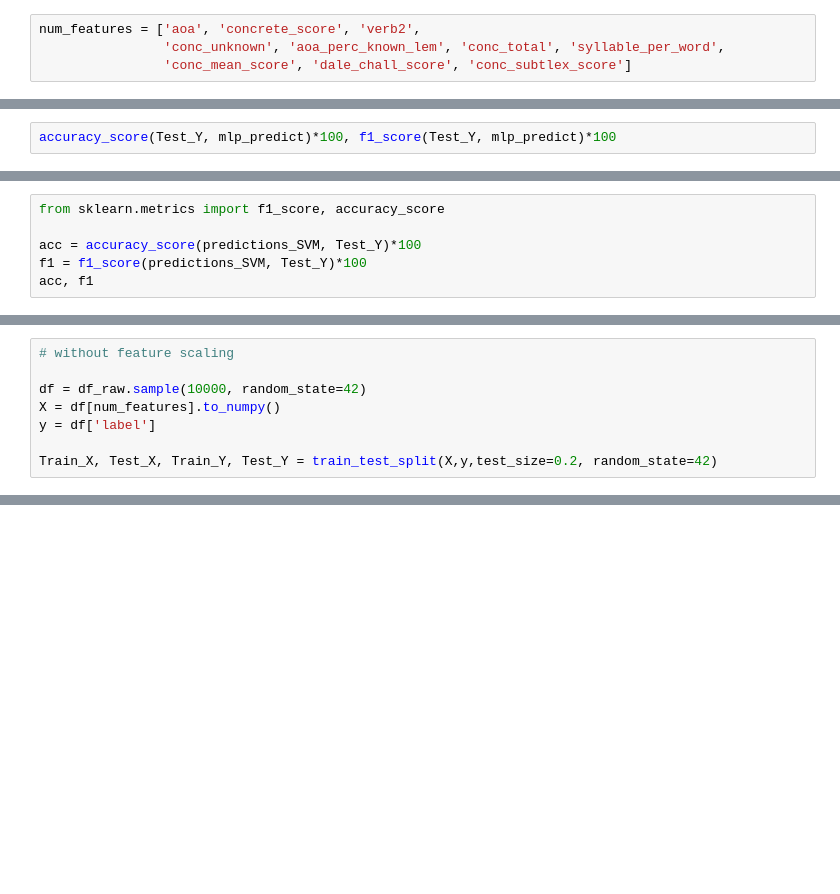
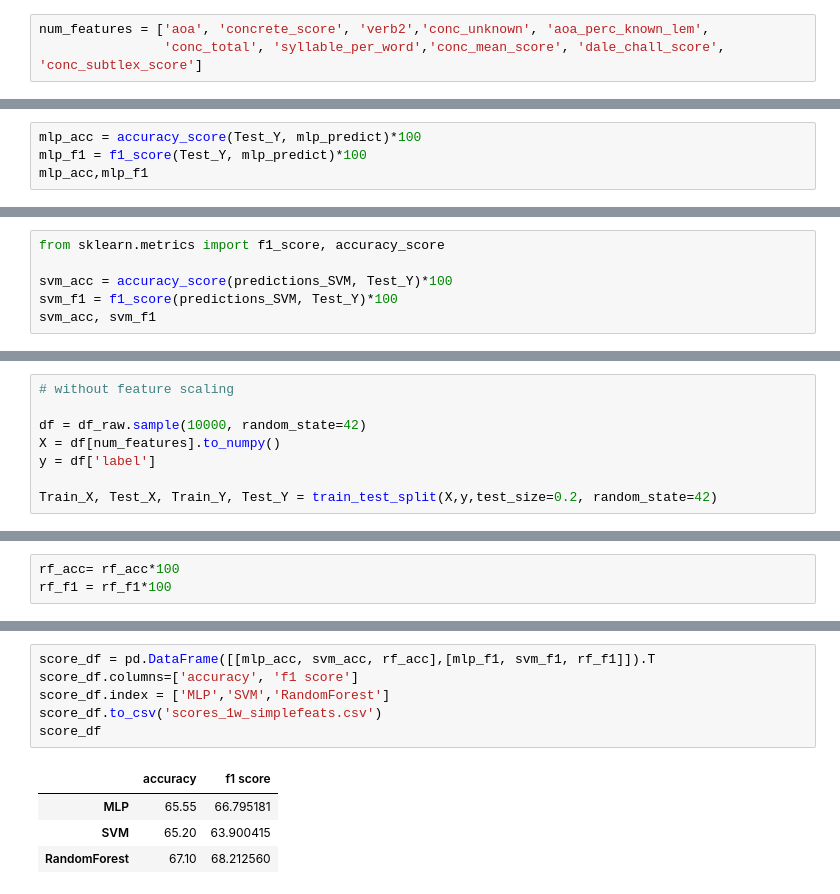
Before and after one commit to ai-zhong/ai_and_jim_siads694, a Jupyter notebook: Supervised_simple_features_10k.ipynb, the cells around one changed output, grey strips where cells are left out. Saved outputs shown, nothing was run; the diff lists cells and outputs as text; blank space fills up the shorter version.

```diff
--- a/Milestone2_simple_features.ipynb
+++ b/Supervised_simple_features_10k.ipynb
@@ -48,7 +38,6 @@ Index(['original_text', 'label', 'aoa', 'concrete_score', 'verb2',
 # %%
-num_features = ['aoa', 'concrete_score', 'verb2',
-                'conc_unknown', 'aoa_perc_known_lem', 'conc_total', 'syllable_per_word',
-                'conc_mean_score', 'dale_chall_score', 'conc_subtlex_score']
+num_features = ['aoa', 'concrete_score', 'verb2','conc_unknown', 'aoa_perc_known_lem',
+                'conc_total', 'syllable_per_word','conc_mean_score', 'dale_chall_score', 'conc_subtlex_score']
 # %%
 from sklearn.preprocessing import StandardScaler
 
@@ -74,5 +71,7 @@ mlp_predict = mlp.predict(Test_X)
 # %%
-accuracy_score(Test_Y, mlp_predict)*100, f1_score(Test_Y, mlp_predict)*100
+mlp_acc = accuracy_score(Test_Y, mlp_predict)*100
+mlp_f1 = f1_score(Test_Y, mlp_predict)*100
+mlp_acc,mlp_f1
 # %% [output]
 (65.55, 66.79518072289157)
 # %%
@@ -93,8 +92,8 @@ predictions_SVM = SVM.predict(Test_X)
 # %%
 from sklearn.metrics import f1_score, accuracy_score
 
-acc = accuracy_score(predictions_SVM, Test_Y)*100
-f1 = f1_score(predictions_SVM, Test_Y)*100
-acc, f1
+svm_acc = accuracy_score(predictions_SVM, Test_Y)*100
+svm_f1 = f1_score(predictions_SVM, Test_Y)*100
+svm_acc, svm_f1
 # %% [output]
 (65.2, 63.900414937759344)
@@ -139,0 +243,3 @@ pickle.dump(rf, open('trained_models/randomforest_11simplefeat.pkl', 'wb'))
+# %%
+rf_acc= rf_acc*100
+rf_f1 = rf_f1*100
@@ -139,0 +256,11 @@ pickle.dump(rf, open('trained_models/randomforest_11simplefeat.pkl', 'wb'))
+# %%
+score_df = pd.DataFrame([[mlp_acc, svm_acc, rf_acc],[mlp_f1, svm_f1, rf_f1]]).T
+score_df.columns=['accuracy', 'f1 score']
+score_df.index = ['MLP','SVM','RandomForest']
+score_df.to_csv('scores_1w_simplefeats.csv')
+score_df
+# %% [output]
+|  | accuracy | f1 score |
+| MLP | 65.55 | 66.795181 |
+| SVM | 65.20 | 63.900415 |
+| RandomForest | 67.10 | 68.212560 |
```
Also changed, not shown: parts of 24 cells of this notebook, 14 other files.
